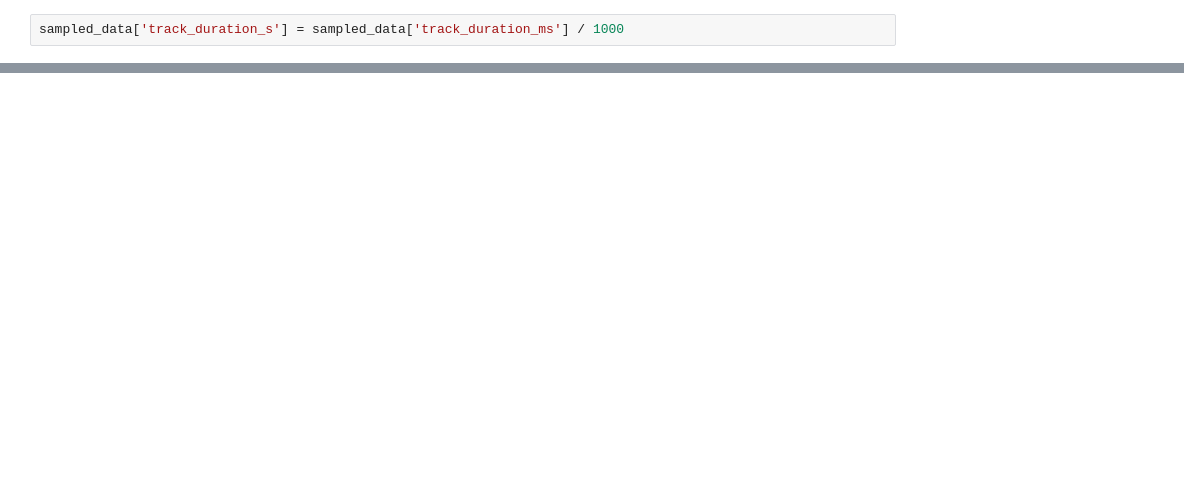
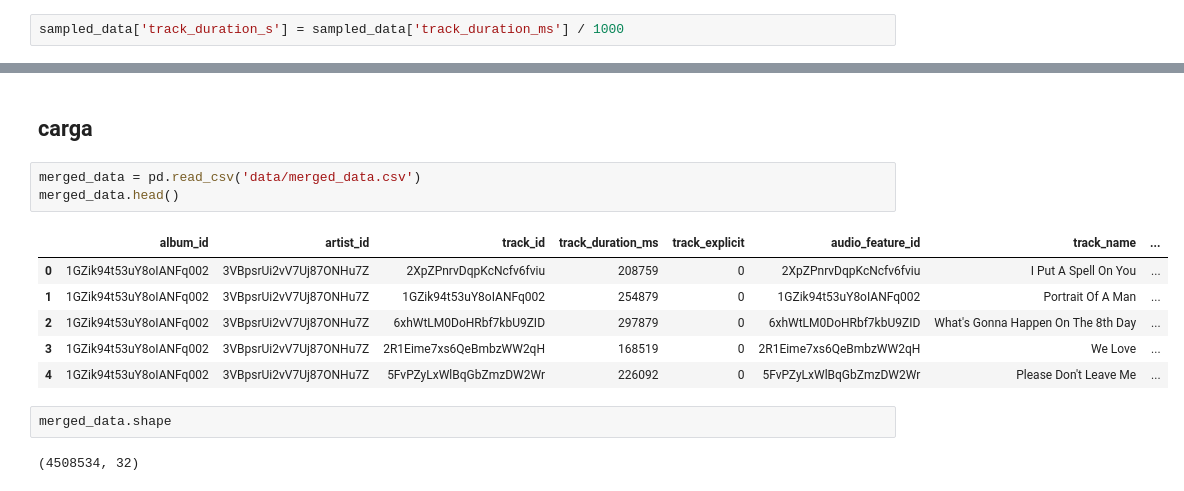
Before and after one commit to DamnXitri/spotify-data-mining, a Jupyter notebook: proyecto.ipynb, the cells around one changed output, grey strips where cells are left out. Cells and saved outputs as stored; diff of their text form; blank space fills up the shorter version.

```diff
--- a/proyecto.ipynb
+++ b/proyecto.ipynb
@@ -817,0 +447,16 @@ if SAVE_SAMPLE:
+# %% [markdown]
+## carga
+# %%
+merged_data = pd.read_csv('data/merged_data.csv')
+merged_data.head()
+# %% [output]
+|  | album_id | artist_id | track_id | track_duration_ms | track_explicit | audio_feature_id | track_name | ... |
+| 0 | 1GZik94t53uY8oIANFq002 | 3VBpsrUi2vV7Uj87ONHu7Z | 2XpZPnrvDqpKcNcfv6fviu | 208759 | 0 | 2XpZPnrvDqpKcNcfv6fviu | I Put A Spell On You | ... |
+| 1 | 1GZik94t53uY8oIANFq002 | 3VBpsrUi2vV7Uj87ONHu7Z | 1GZik94t53uY8oIANFq002 | 254879 | 0 | 1GZik94t53uY8oIANFq002 | Portrait Of A Man | ... |
+| 2 | 1GZik94t53uY8oIANFq002 | 3VBpsrUi2vV7Uj87ONHu7Z | 6xhWtLM0DoHRbf7kbU9ZID | 297879 | 0 | 6xhWtLM0DoHRbf7kbU9ZID | What's Gonna Happen On The 8th Day | ... |
+| 3 | 1GZik94t53uY8oIANFq002 | 3VBpsrUi2vV7Uj87ONHu7Z | 2R1Eime7xs6QeBmbzWW2qH | 168519 | 0 | 2R1Eime7xs6QeBmbzWW2qH | We Love | ... |
+| 4 | 1GZik94t53uY8oIANFq002 | 3VBpsrUi2vV7Uj87ONHu7Z | 5FvPZyLxWlBqGbZmzDW2Wr | 226092 | 0 | 5FvPZyLxWlBqGbZmzDW2Wr | Please Don't Leave Me | ... |
+# %%
+merged_data.shape
+# %% [output]
+(4508534, 32)
```
Also changed, not shown: parts of 165 cells of this notebook.
